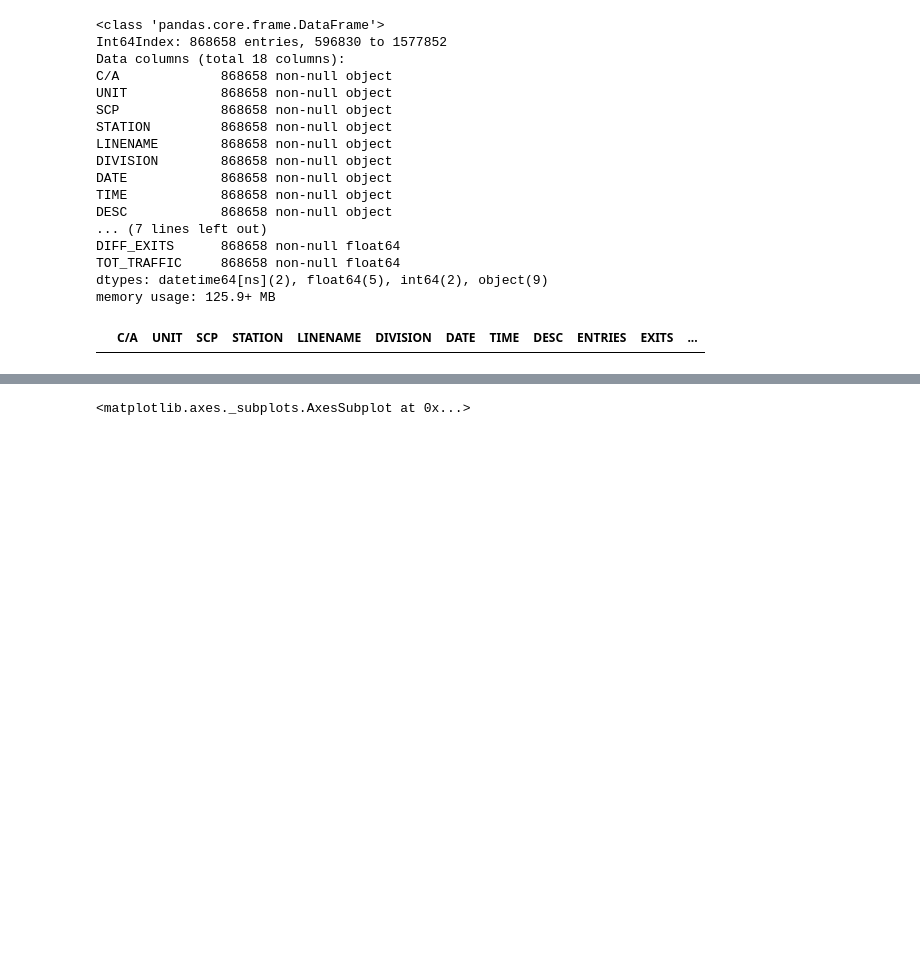
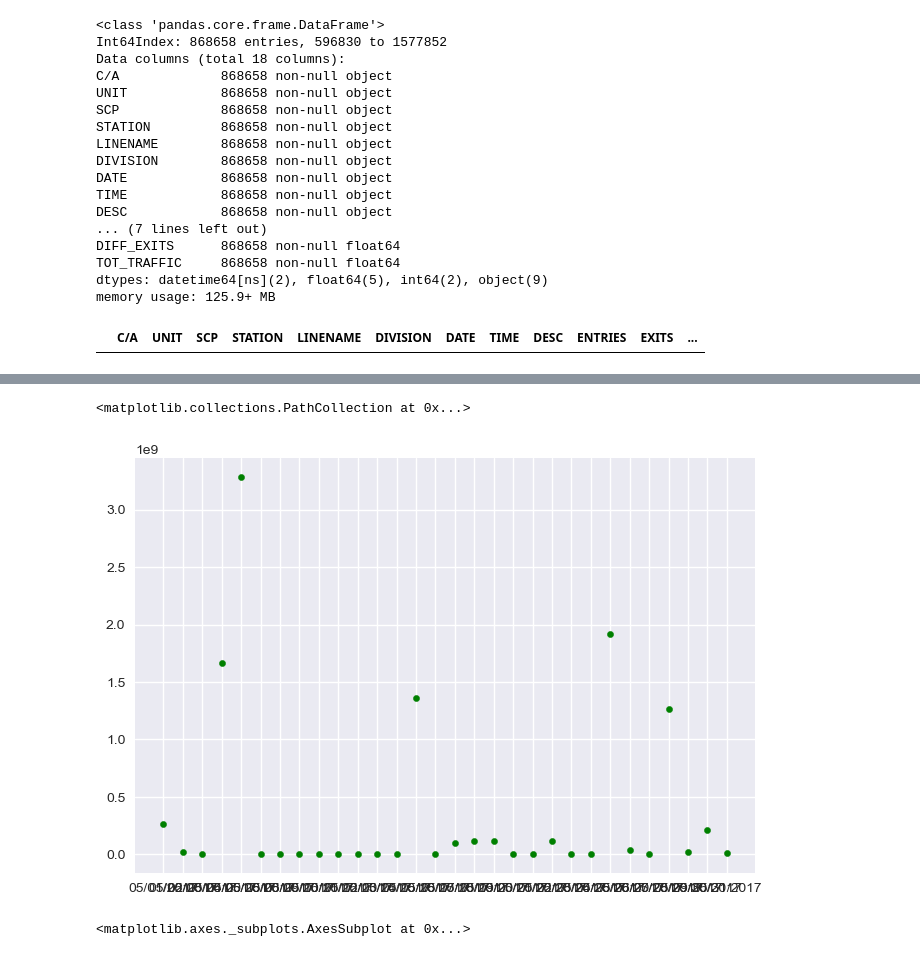
Before and after one commit to zhouza/MetisProject01, a Jupyter notebook: test.ipynb, the cells around one changed output, grey strips where cells are left out. Drawn from its saved outputs; the diff is of its cells as text; code cells hidden in the pictures; blank space fills up the shorter version.

```diff
--- a/test.ipynb
+++ b/test.ipynb
@@ -253,0 +251,6 @@ y = df_traffic_201705.TOT_TRAFFIC.values
+# %%
+#df_traffic_201705.groupby('TOT_TRAFFIC')['DATE'].transform(lambda x: max(x))
+df_traffic_201705_time = df_traffic_201705[df_traffic_201705.DATE == df_traffic_201705.groupby('TOT_TRAFFIC').DATE.transform(max)]
+df_sort_time=df_traffic_201705_time[['DATE','TOT_TRAFFIC']].sort_values(by=['TOT_TRAFFIC'], ascending =False)
+station_data = df_sort_time.groupby(['DATE']).TOT_TRAFFIC.agg(['max'])
+station_data
@@ -254,3 +276,11 @@ y = df_traffic_201705.TOT_TRAFFIC.values
+# %%
+x = station_data.index
+y = station_data['max']
+plt.figure(dpi=100)
+plt.scatter(x,y, s= 20, marker = 'o', c='green') # Small size circles
+# %% [output]
+<matplotlib.collections.PathCollection at 0x...>
+[figure, added]
 # %%
 df_active_hrs = df_traffic_201705[(df_traffic_201705.TIME <= '23:59:59') & (df_traffic_201705.TIME >= '06:30:00')]
 # %%
```
Also changed, not shown: parts of 11 cells of this notebook.
